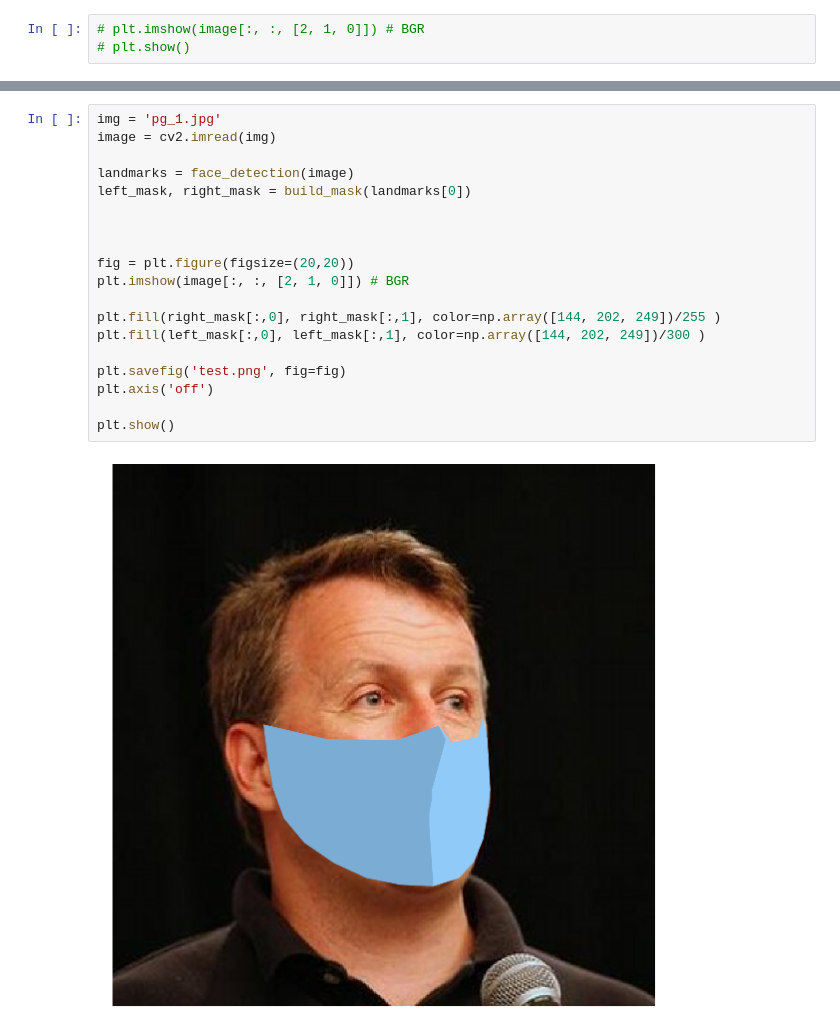
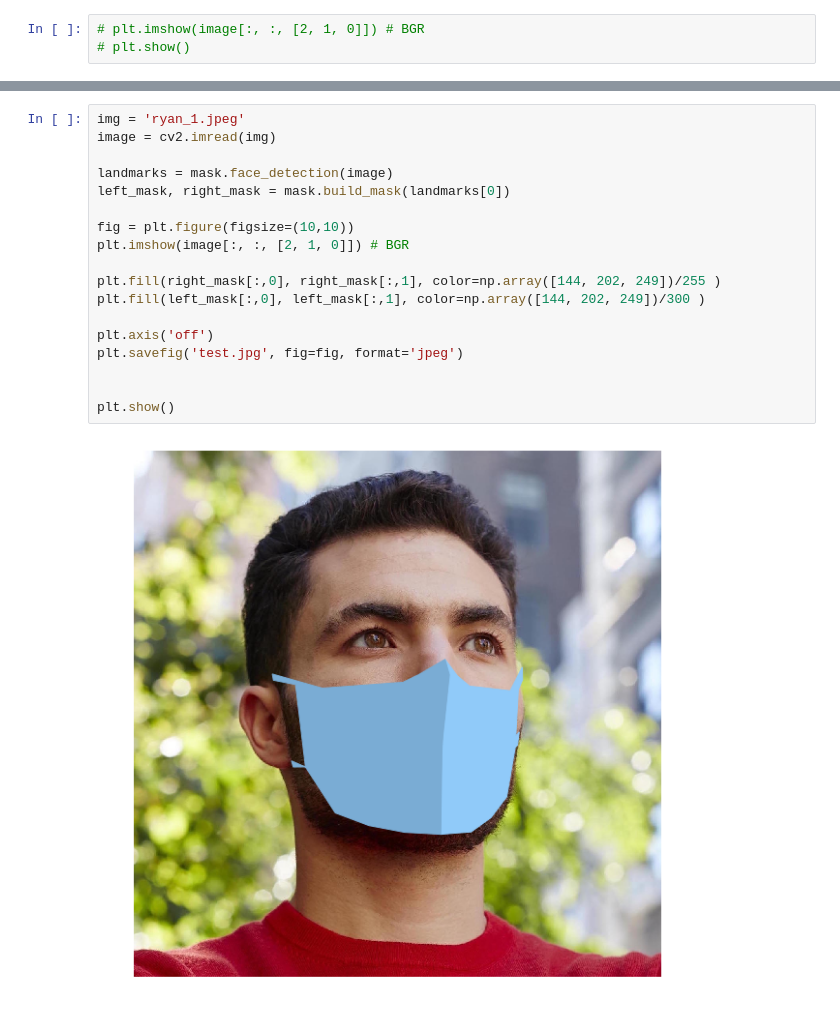
Before and after one commit to surgebiswas/facial-landmarks, a Jupyter notebook: Scratch.ipynb, the cells around one changed output, grey strips where cells are left out. Cells and saved outputs as stored; diff of their text form.

```diff
--- a/Scratch.ipynb
+++ b/Scratch.ipynb
@@ -137,21 +59,20 @@ def build_mask(lm):
 # %%
-img = 'pg_1.jpg'
+img = 'ryan_1.jpeg'
 image = cv2.imread(img)
 
-landmarks = face_detection(image)
-left_mask, right_mask = build_mask(landmarks[0])
+landmarks = mask.face_detection(image)
+left_mask, right_mask = mask.build_mask(landmarks[0])
 
-
-
-fig = plt.figure(figsize=(20,20))
+fig = plt.figure(figsize=(10,10))
 plt.imshow(image[:, :, [2, 1, 0]]) # BGR
 
 plt.fill(right_mask[:,0], right_mask[:,1], color=np.array([144, 202, 249])/255 )
 plt.fill(left_mask[:,0], left_mask[:,1], color=np.array([144, 202, 249])/300 )
 
-plt.savefig('test.png', fig=fig)
 plt.axis('off')
+plt.savefig('test.jpg', fig=fig, format='jpeg')
+
 
 plt.show()
 # %% [output]
-[figure, old version]
+[figure, new version]
```
Also changed, not shown: parts of 30 cells of this notebook, 18 other files.
